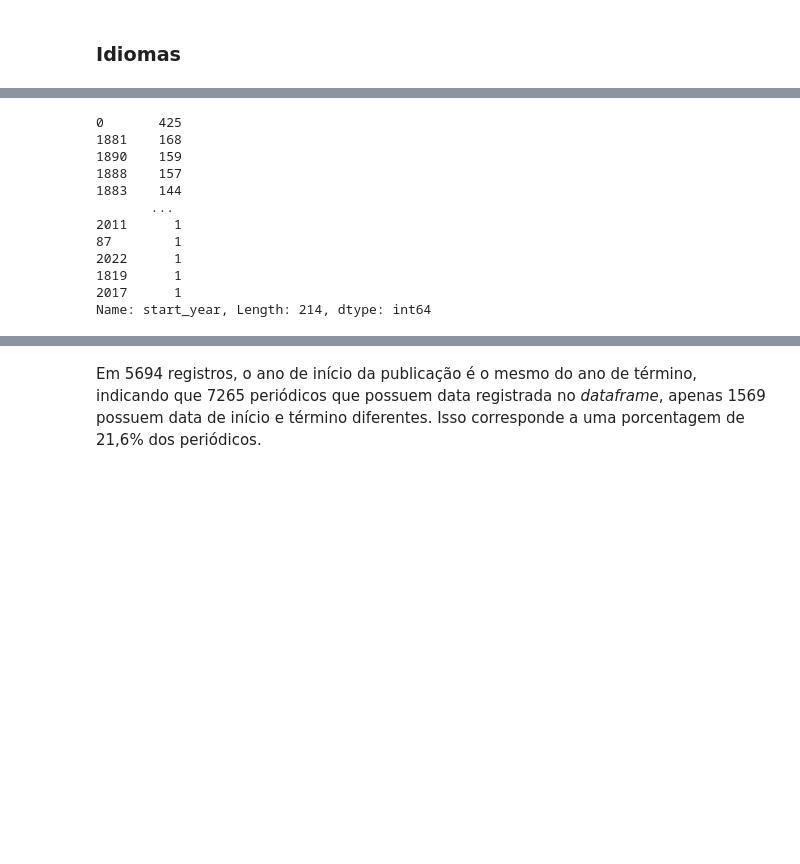
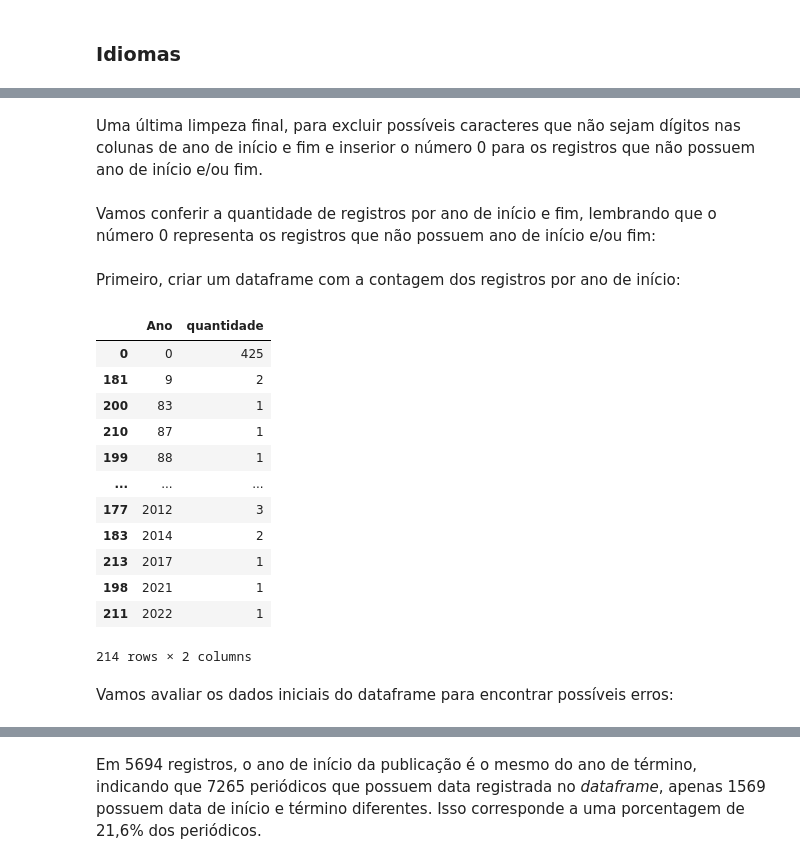
Before and after one commit to ericbrasiln/hemdig-framework, a Jupyter notebook: repositorios/BND-BR/complete_data.ipynb, the cells around one changed output, grey strips where cells are left out. Cells and saved outputs as stored; diff of their text form; code cells hidden in the pictures; blank space fills up the shorter version.

```diff
--- a/repositorios/BND-BR/complete_data.ipynb
+++ b/repositorios/BND-BR/complete_data.ipynb
@@ -210,6 +239,8 @@ df['end_year'] = df['period'].str.extract(r'(\d{4})$', expand=False)
 # %%
 # se 'end_year' for nulo, pegar o ano de início da publicação
 df['end_year'] = df['end_year'].fillna(df['start_year'])
+# %% [markdown]
+Uma última limpeza final, para excluir possíveis caracteres que não sejam dígitos nas colunas de ano de início e fim e inserior o número 0 para os registros que não possuem ano de início e/ou fim.
 # %%
 #converte as colunas para string
 df['start_year'] = df['start_year'].astype(str)
@@ -226,19 +257,29 @@ df['end_year'] = df['end_year'].replace(to_replace=r'^\s*$', value='0', regex=Tr
 # converte as colunas para int
 df['start_year'] = df['start_year'].astype(int)
 df['end_year'] = df['end_year'].astype(int)
+# %% [markdown]
+Vamos conferir a quantidade de registros por ano de início e fim, lembrando que o número 0 representa os registros que não possuem ano de início e/ou fim:
+# %% [markdown]
+Primeiro, criar um dataframe com a contagem dos registros por ano de início:
 # %%
 # contar início da publicação
-df['start_year'].value_counts()
+df_bdate = df['start_year'].value_counts().rename_axis('Ano').reset_index(name='quantidade')
+# organizar por ano
+df_bdate = df_bdate.sort_values(by=['Ano'])
+df_bdate
 # %% [output]
+|  | Ano | quantidade |
+| 0 | 0 | 425 |
+| 181 | 9 | 2 |
+| 200 | 83 | 1 |
+| 210 | 87 | 1 |
+| 199 | 88 | 1 |
+| ... | ... | ... |
+| 177 | 2012 | 3 |
+| 183 | 2014 | 2 |
+| 213 | 2017 | 1 |
+| 198 | 2021 | 1 |
+| 211 | 2022 | 1 |
-0       425
-1881    168
-1890    159
-1888    157
-1883    144
-       ...
-2011      1
-87        1
-2022      1
-1819      1
-2017      1
-Name: start_year, Length: 214, dtype: int64
+214 rows × 2 columns
+# %% [markdown]
+Vamos avaliar os dados iniciais do dataframe para encontrar possíveis erros:
```
Also changed, not shown: parts of 58 cells of this notebook, 2 other files.
